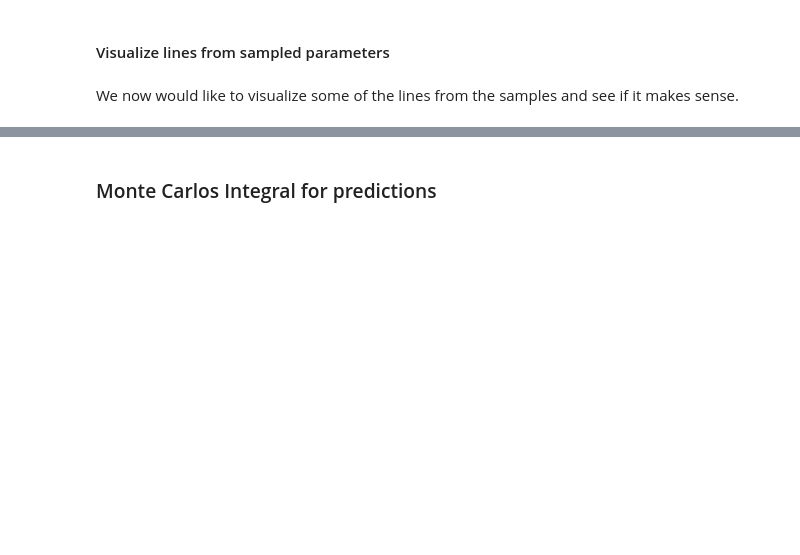
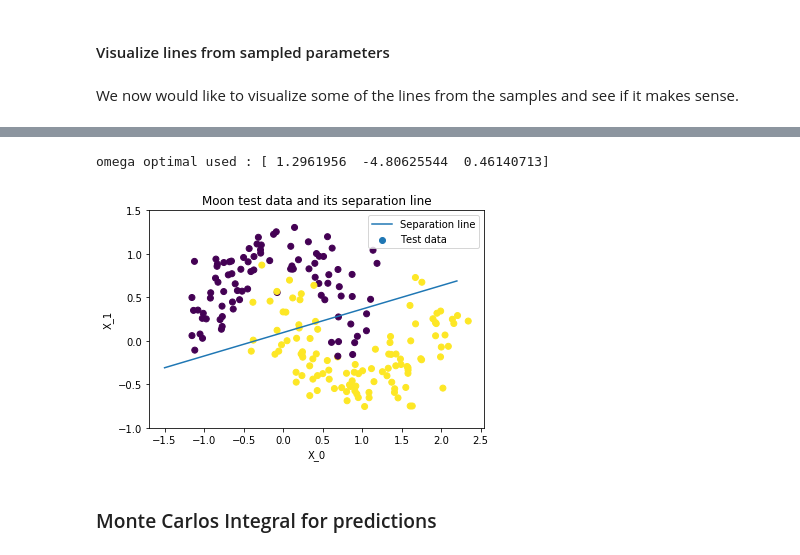
Before and after one commit to poupeaua/classification-logreg, a Jupyter notebook: classification-logreg.ipynb, the cells around one changed output, grey strips where cells are left out. Cells and saved outputs as stored; diff of their text form; code cells hidden in the pictures; blank space fills up the shorter version.

```diff
--- a/classification-logreg.ipynb
+++ b/classification-logreg.ipynb
@@ -285,3 +341,10 @@ omega_mean_mh = np.mean(mh_samples, axis=0) # not good ~
+# %%
+# get the mean value for omega from MH
+omega_mean_mh = np.mean(mh_samples, axis=0) # not good ~
+visualizeLine(omega=omega_mean_mh)
+# %% [output]
+omega optimal used : [ 1.2961956  -4.80625544  0.46140713]
+[figure, added]
 # %% [markdown]
 ### Monte Carlos Integral for predictions
 # %% [markdown]
```
Also changed, not shown: parts of 21 cells of this notebook, 7 other files.
